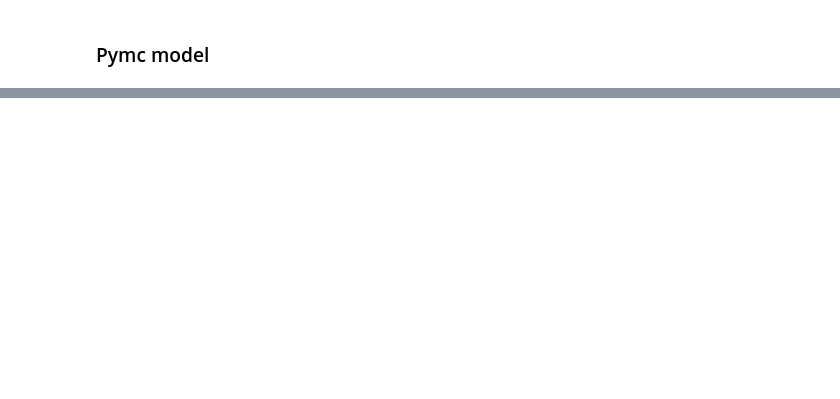
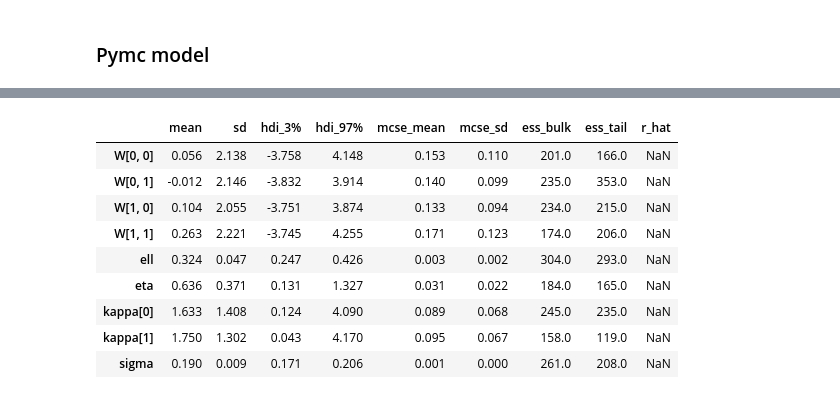
Before and after one commit to danhphan/gp_experiments, a Jupyter notebook: experiments/05_multitask_gp_regression_pymc4.ipynb, the cells around one changed output, grey strips where cells are left out. Cells and saved outputs as stored; diff of their text form; code cells hidden in the pictures; blank space fills up the shorter version.

```diff
--- a/experiments/05_multitask_gp_regression_pymc4.ipynb
+++ b/experiments/05_multitask_gp_regression_pymc4.ipynb
@@ -41,6 +41,6 @@ plt.legend(["sin", "cos"])
 # %%
 x = train_x
-xx = np.concatenate((x, x), axis=0)
+xx = np.concatenate((x, x), axis=0)[:,None]
 n = len(x)
 idx = np.concatenate((np.zeros(n), np.ones(n)))[:,None]
 X = np.concatenate((xx, idx), axis=1)
@@ -104,0 +108,3 @@ ax.set_ylim([-4,4])
+# %%
+az.summary(gp_trace)
+# %% [output]
@@ -105,2 +112,12 @@ ax.set_ylim([-4,4])
+|  | mean | sd | hdi_3% | hdi_97% | mcse_mean | mcse_sd | ess_bulk | ess_tail | r_hat |
+| W[0, 0] | 0.056 | 2.138 | -3.758 | 4.148 | 0.153 | 0.110 | 201.0 | 166.0 | NaN |
+| W[0, 1] | -0.012 | 2.146 | -3.832 | 3.914 | 0.140 | 0.099 | 235.0 | 353.0 | NaN |
+| W[1, 0] | 0.104 | 2.055 | -3.751 | 3.874 | 0.133 | 0.094 | 234.0 | 215.0 | NaN |
+| W[1, 1] | 0.263 | 2.221 | -3.745 | 4.255 | 0.171 | 0.123 | 174.0 | 206.0 | NaN |
+| ell | 0.324 | 0.047 | 0.247 | 0.426 | 0.003 | 0.002 | 304.0 | 293.0 | NaN |
+| eta | 0.636 | 0.371 | 0.131 | 1.327 | 0.031 | 0.022 | 184.0 | 165.0 | NaN |
+| kappa[0] | 1.633 | 1.408 | 0.124 | 4.090 | 0.089 | 0.068 | 245.0 | 235.0 | NaN |
+| kappa[1] | 1.750 | 1.302 | 0.043 | 4.170 | 0.095 | 0.067 | 158.0 | 119.0 | NaN |
+| sigma | 0.190 | 0.009 | 0.171 | 0.206 | 0.001 | 0.000 | 261.0 | 208.0 | NaN |
 # %%
 az.plot_trace(gp_trace);
```
Also changed, not shown: parts of 7 cells of this notebook.
